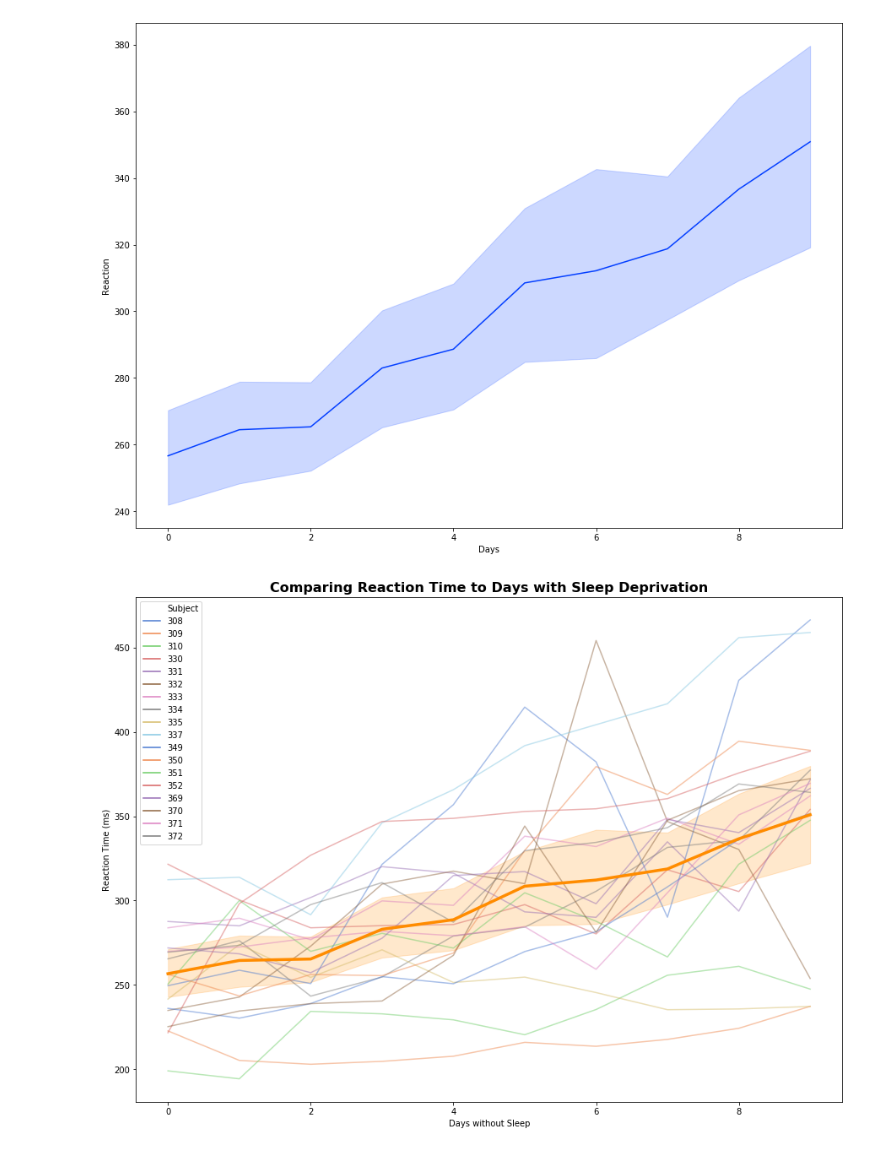
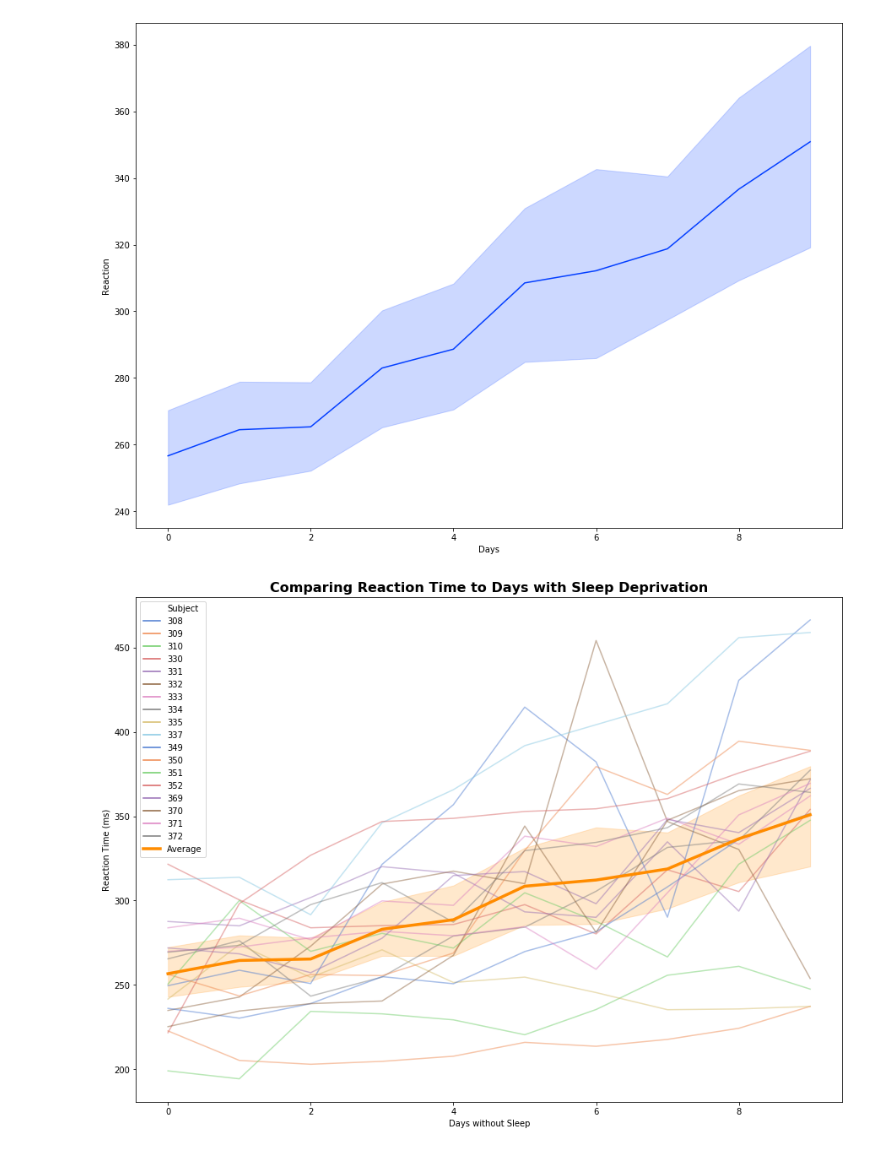
Before and after one commit to lukewbecker/numpy-pandas-visualization-exercises, a Jupyter notebook: seaborn_exercises.ipynb, the cells around one changed output. Cells and saved outputs as stored; diff of their text form; code cells hidden in the pictures.

Commit message:
finished exercises with additional labels

```diff
--- a/seaborn_exercises.ipynb
+++ b/seaborn_exercises.ipynb
@@ -563,19 +563,18 @@ plt.show()
 # %%
 # Lastly, I muted the individual subject lines, and changed the width of the average line to emphesize it.
 
 plt.figure(figsize=(15, 11))
 
 sns.lineplot(x = 'Days', y = 'Reaction', data = sleep, hue = 'Subject', palette = 'muted', alpha = .47)
-sleep_avg = sns.lineplot(x = 'Days', y = 'Reaction', data = sleep, linewidth = 3.5, color = 'darkorange')
+sleep_avg = sns.lineplot(x = 'Days', y = 'Reaction', data = sleep, linewidth = 3.5, linestyle = '--', label = 'Average', color = 'darkorange')
 plt.title("Comparing Reaction Time to Days with Sleep Deprivation", fontsize = 16, fontweight = 'bold')
 plt.xlabel("Days without Sleep")
 plt.ylabel("Reaction Time (ms)")
-ax.legend(['Subject Reactions'])
 plt.show()
 
 
 # Exocortex source: https://python-graph-gallery.com/123-highlight-a-line-in-line-plot/
 # %% [output]
-[figure, old version]
+[figure, new version]
 # %%
 # TIL: lineplot() uses mean as the default across all observations in the y axis
```
Also changed, not shown: parts of 4 cells of this notebook.
